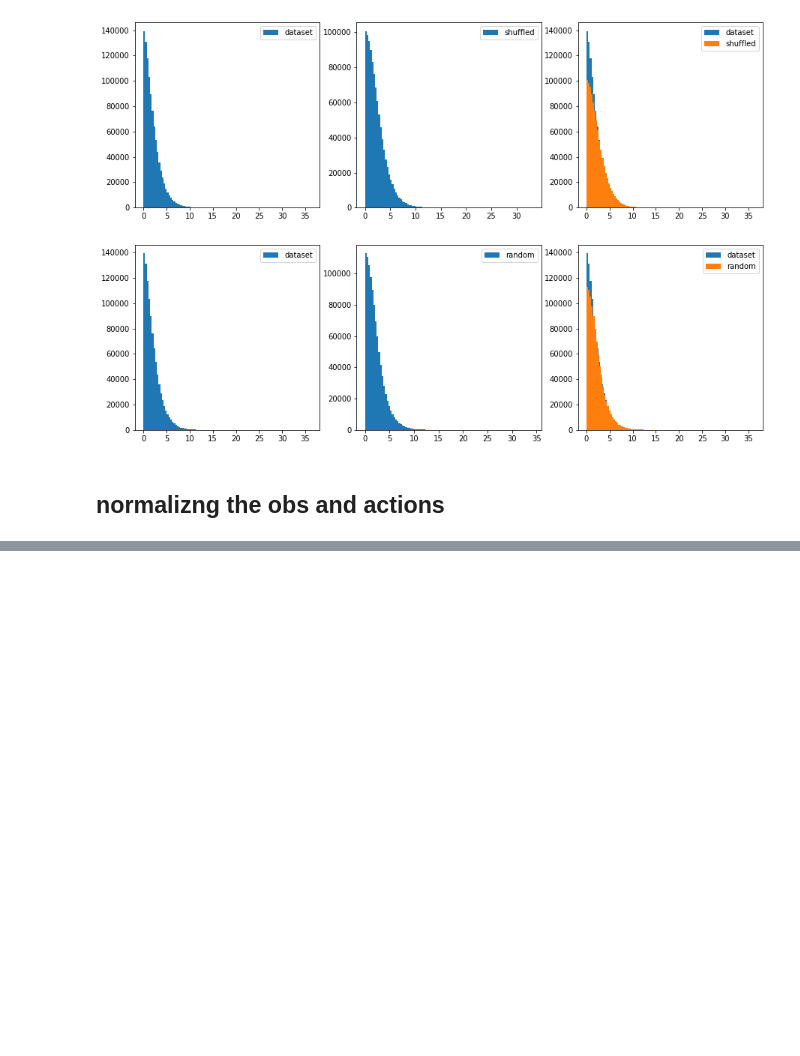
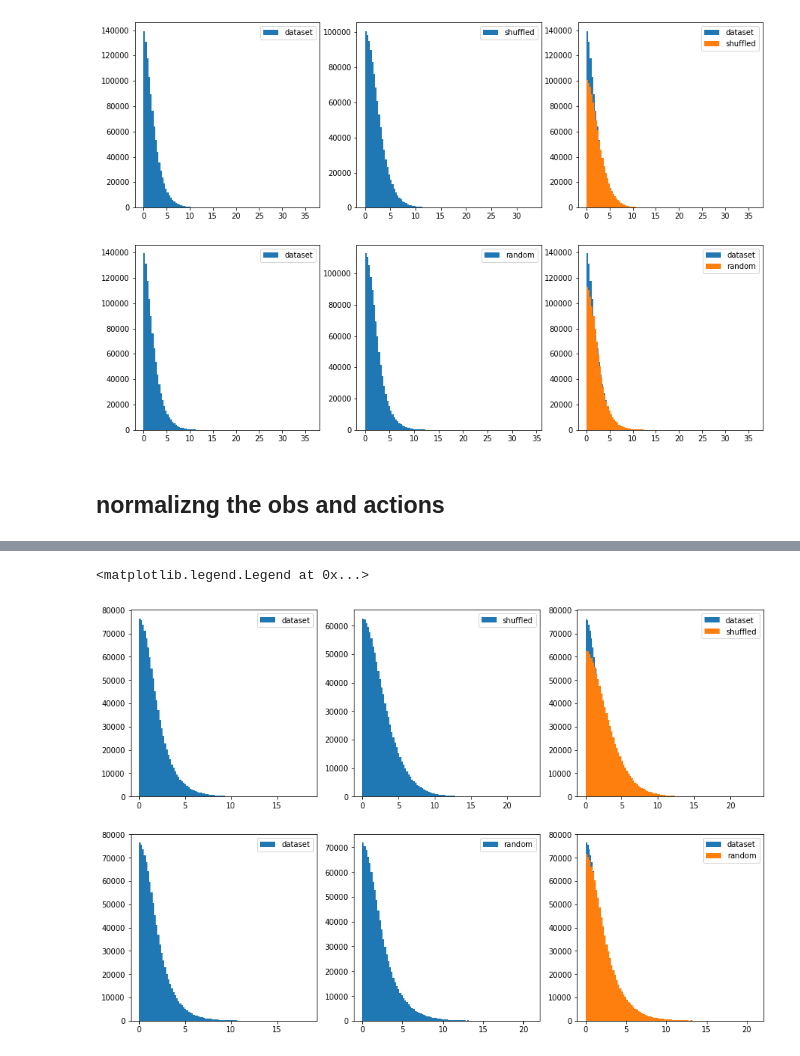
Before and after one commit to shidilrzf/continuous_rnd, a Jupyter notebook: sac/examples/notebooks/bonus.ipynb, the cells around one changed output, grey strips where cells are left out. Saved outputs shown, nothing was run; the diff lists cells and outputs as text; code cells hidden in the pictures; blank space fills up the shorter version.

```diff
--- a/sac/examples/notebooks/bonus.ipynb
+++ b/sac/examples/notebooks/bonus.ipynb
@@ -365,7 +365,8 @@ obs_normalized = (obs - obs.mean(axis=0)) / obs.std(axis=0)
 actions_normalized = (actions - actions.mean(axis=0)) / actions.std(axis=0)
 # %%
 model_name_1 = 'Nov-23-2020_1142_walker2d-medium-v0.pt'
-model_name_1 = 'Nov-23-2020_1150_walker2d-medium-v0.pt'
+model_name_2 = 'Nov-23-2020_1150_walker2d-medium-v0.pt'
 
 network_1, target_network_1 = load_models(model_name_1)
+network_2, target_network_2 = load_models(model_name_2)
 # %% [output]
@@ -380,6 +382,10 @@ random_actions = np.random.rand(actions_normalized.shape[0], actions.shape[1]).a
 
 bonus_shuffled_1 = get_bonus(obs_normalized, shuffled_actions, network_1, target_network_1).detach().cpu().numpy()
 bonus_random_1 = get_bonus(obs_normalized, random_actions, network_1, target_network_1).detach().cpu().numpy()
+
+bonus_2 = get_bonus(obs_normalized, actions_normalized, network_2, target_network_2).detach().cpu().numpy()
+bonus_shuffled_2 = get_bonus(obs_normalized, shuffled_actions, network_2, target_network_2).detach().cpu().numpy()
+bonus_random_2 = get_bonus(obs_normalized, random_actions, network_2, target_network_2).detach().cpu().numpy()
 # %% [output]
 size of data:torch.Size([1000000, 23])
 size of bonus:torch.Size([1000000, 1])
@@ -421,0 +434,30 @@ plt.legend(loc='upper right')
+# %%
+plt.subplot(2, 3, 1)
+plt.hist(beta * bonus_2, bins = num_bins, label='dataset')
+plt.legend()
+
+plt.subplot(2, 3, 2)
+plt.hist(beta * bonus_shuffled_2, bins = num_bins, label='shuffled')
+plt.legend()
+
+plt.subplot(2, 3, 3)
+plt.hist(beta * bonus_2, bins = num_bins, label='dataset')
+plt.hist(beta * bonus_shuffled_2, bins = num_bins, label='shuffled')
+plt.legend(loc='upper right')
+
+
+plt.subplot(2, 3, 4)
+plt.hist(beta * bonus_2, bins = num_bins, label='dataset')
+plt.legend()
+
+plt.subplot(2, 3, 5)
+plt.hist(beta * bonus_random_2, bins = num_bins, label='random')
+plt.legend()
+
+plt.subplot(2, 3, 6)
+plt.hist(beta * bonus_2, bins = num_bins, label='dataset')
+plt.hist(beta * bonus_random_2, bins = num_bins, label='random')
+plt.legend(loc='upper right')
+# %% [output]
+<matplotlib.legend.Legend at 0x...>
+[figure, added]
```
Also changed, not shown: parts of 13 cells of this notebook.
